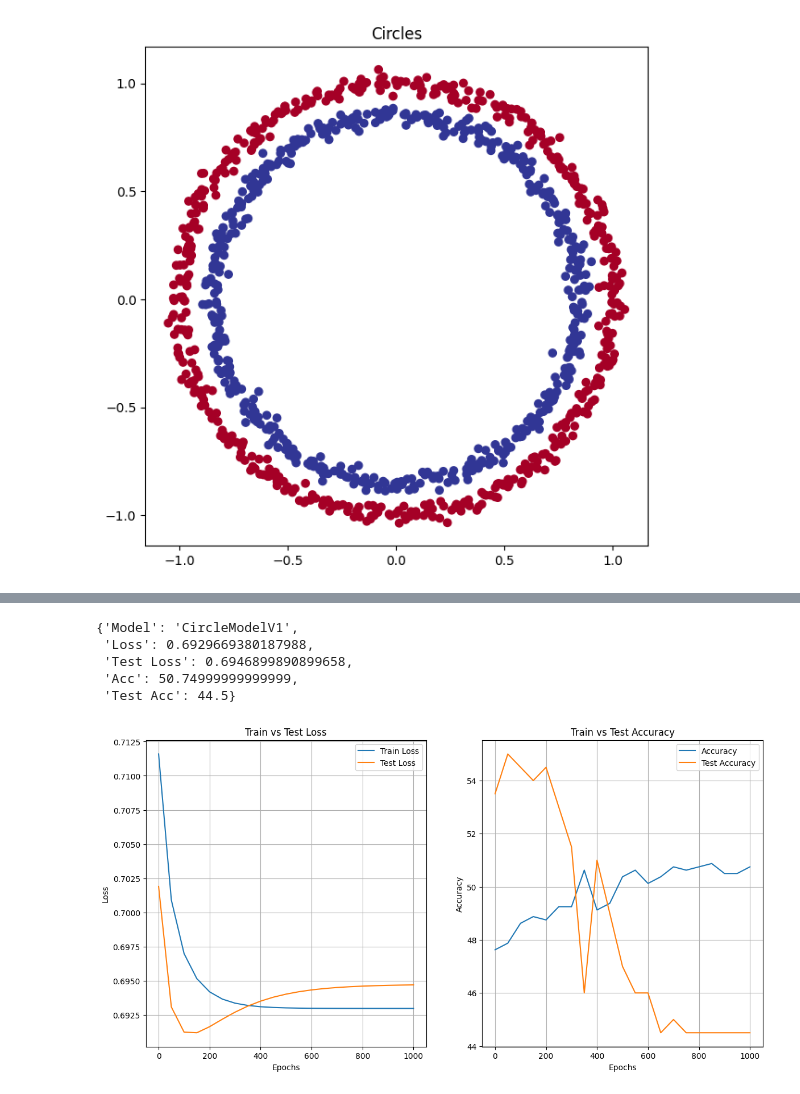
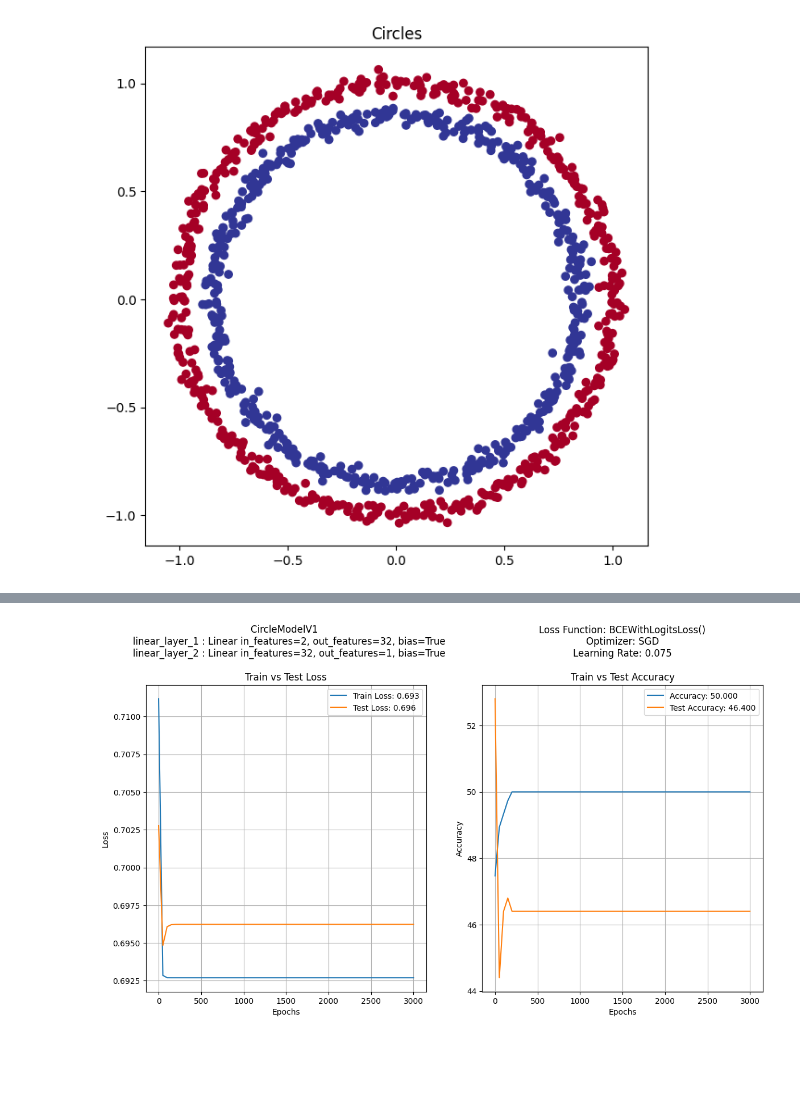
Before and after one commit to marcel1520/ML-course, a Jupyter notebook: training_nn_circles_loop_function.ipynb, the cells around one changed output, grey strips where cells are left out. Drawn from its saved outputs; the diff is of its cells as text; code cells hidden in the pictures; blank space fills up the shorter version.

```diff
--- a/training_nn_circles_loop_function.ipynb
+++ b/training_nn_circles_loop_function.ipynb
@@ -33,14 +35,14 @@ plt.scatter(x=X_circle[:, 0],
 X_circle = torch.from_numpy(X_circle).type(torch.float)
 y_circle = torch.from_numpy(y_circle).type(torch.float)
 # %%
-X_train, X_test, y_train, y_test = train_test_split(X_circle, y_circle, train_size=0.8, random_state=50)
+X_train, X_test, y_train, y_test = train_test_split(X_circle, y_circle, train_size=0.75, random_state=50)
 # %%
 class CircleModelV1(nn.Module):
     def __init__(self, input_features, output_features):
         super().__init__()
 
-        self.linear_layer_1 = nn.Linear(in_features=input_features, out_features=32)
-        self.linear_layer_2 = nn.Linear(in_features=32, out_features=output_features)
+        self.linear_layer_1 = nn.Linear(in_features=input_features, out_features=hidden_layers)
+        self.linear_layer_2 = nn.Linear(in_features=hidden_layers, out_features=output_features)
 
     def forward(self, x):
         return self.linear_layer_2(self.linear_layer_1(x))
@@ -52,7 +54,7 @@ model_1_architecture = str(model_1).replace("(", " ").replace(")", " ")
 # %%
 loss_fn_1 = nn.BCEWithLogitsLoss()
 optimizer_1 = torch.optim.SGD(params=model_1.parameters(),
-                            lr=0.01)
+                            lr=lr_const)
 optimizer_1_name = optimizer_1.__class__.__name__
 learning_rate_1 = optimizer_1.param_groups[0]["lr"]
 # %%
@@ -68,7 +70,7 @@ acc_values_1 = []
 test_loss_values_1 = []
 test_acc_values_1 = []
 
-epochs_1 = 1050
+epochs_1 = 3050
 
 for epoch_1 in range(epochs_1):
     model_1.train()
@@ -125,33 +127,26 @@ results_1["Loss"] = final_loss_1.item()
 results_1["Test Loss"] = final_test_loss_1.item()
 results_1["Acc"] = final_acc_1
 results_1["Test Acc"] = final_test_acc_1
-results_1
-# %% [output]
-{'Model': 'CircleModelV1',
- 'Loss': 0.6929669380187988,
- 'Test Loss': 0.6946899890899658,
- 'Acc': 50.74999999999999,
- 'Test Acc': 44.5}
 # %%
 plt.figure(figsize=(14, 7))
 plt.subplot(1, 2, 1)
 plt.grid(True)
-plt.plot(epochs_count_1, np.array(torch.tensor(loss_values_1).numpy()), label="Train Loss")
-plt.plot(epochs_count_1, np.array(torch.tensor(test_loss_values_1).numpy()), label="Test Loss")
-plt.title("Train vs Test Loss")
+plt.plot(epochs_count_1, np.array(torch.tensor(loss_values_1).numpy()), label=f"Train Loss: {final_loss_1:.3f}")
+plt.plot(epochs_count_1, np.array(torch.tensor(test_loss_values_1).numpy()), label=f"Test Loss: {final_test_loss_1:.3f}")
+plt.title(f"{model_1_architecture}\nTrain vs Test Loss")
 plt.xlabel("Epochs")
 plt.ylabel("Loss")
 plt.legend();
 plt.subplot(1, 2, 2)
 plt.grid(True)
-plt.plot(epochs_count_1, np.array(torch.tensor(acc_values_1).numpy()), label="Accuracy")
-plt.plot(epochs_count_1, np.array(torch.tensor(test_acc_values_1).numpy()), label="Test Accuracy")
-plt.title("Train vs Test Accuracy")
+plt.plot(epochs_count_1, np.array(torch.tensor(acc_values_1).numpy()), label=f"Accuracy: {final_acc_1:.3f}")
+plt.plot(epochs_count_1, np.array(torch.tensor(test_acc_values_1).numpy()), label=f"Test Accuracy: {final_test_acc_1:.3f}")
+plt.title(f"Loss Function: {loss_fn_1}\nOptimizer: {optimizer_1_name}\nLearning Rate: {learning_rate_1}\n\nTrain vs Test Accuracy")
 plt.xlabel("Epochs")
 plt.ylabel("Accuracy")
 plt.legend();
 # %% [output]
-[figure, old version]
+[figure, new version]
 # %%
 plt.figure(figsize=(14, 7))
 plt.subplot(1, 2, 1)
```
Also changed, not shown: parts of 34 cells of this notebook.
